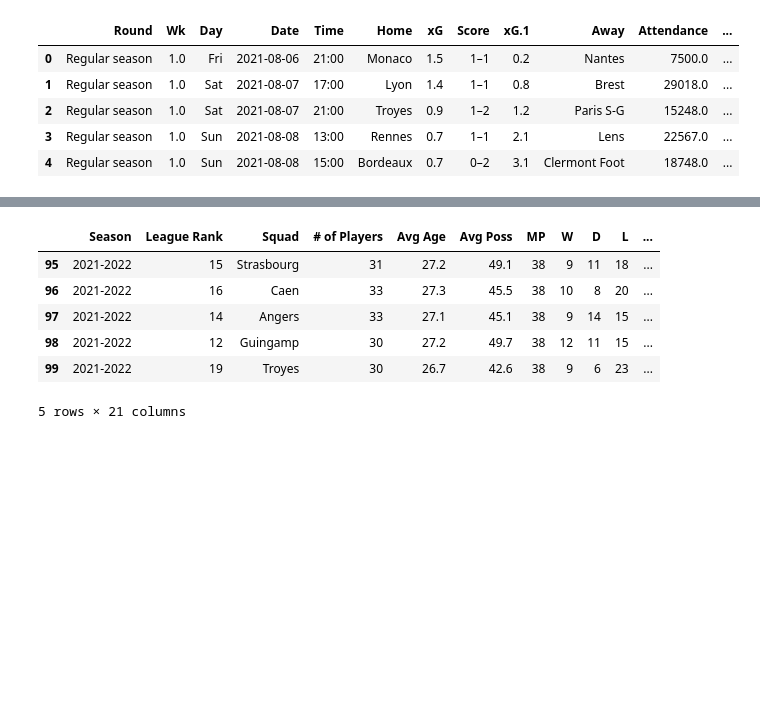
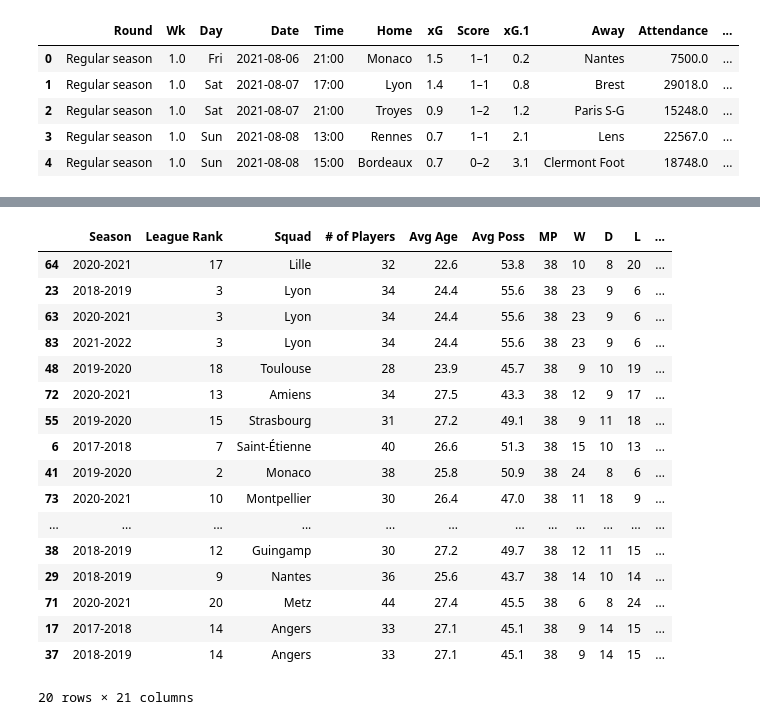
Before and after one commit to GurpreetChugh/Project-Football, a Jupyter notebook: Ligue1_Project_Football.ipynb, the cells around one changed output, grey strips where cells are left out. Drawn from its saved outputs; the diff is of its cells as text; code cells hidden in the pictures; blank space fills up the shorter version.

```diff
--- a/Ligue1_Project_Football.ipynb
+++ b/Ligue1_Project_Football.ipynb
@@ -465,17 +491,28 @@ except:
 # %%
 #Select desired columns
 Ligue1_all_seasons_sum_df = Ligue1_all_seasons_sum_df[['Season', 'League Rank', 'Squad', '# of Players', 'Avg Age', 'Avg Poss', 'MP',
        'W', 'D', 'L', 'GF', 'GA', 'GD', 'Pts', 'Pts/MP', 'xG', 'xGA', 'xGD',
        'xGD/90', 'Attendance', 'Annual Wages ($)']]
 Ligue1_all_seasons_sum_df = Ligue1_all_seasons_sum_df.reset_index(drop=True)
-Ligue1_all_seasons_sum_df.tail()
+Ligue1_all_seasons_sum_df.sample(20)
 # %% [output]
 |  | Season | League Rank | Squad | # of Players | Avg Age | Avg Poss | MP | W | D | L | ... |
-| 95 | 2021-2022 | 15 | Strasbourg | 31 | 27.2 | 49.1 | 38 | 9 | 11 | 18 | ... |
-| 96 | 2021-2022 | 16 | Caen | 33 | 27.3 | 45.5 | 38 | 10 | 8 | 20 | ... |
-| 97 | 2021-2022 | 14 | Angers | 33 | 27.1 | 45.1 | 38 | 9 | 14 | 15 | ... |
-| 98 | 2021-2022 | 12 | Guingamp | 30 | 27.2 | 49.7 | 38 | 12 | 11 | 15 | ... |
-| 99 | 2021-2022 | 19 | Troyes | 30 | 26.7 | 42.6 | 38 | 9 | 6 | 23 | ... |
+| 64 | 2020-2021 | 17 | Lille | 32 | 22.6 | 53.8 | 38 | 10 | 8 | 20 | ... |
+| 23 | 2018-2019 | 3 | Lyon | 34 | 24.4 | 55.6 | 38 | 23 | 9 | 6 | ... |
+| 63 | 2020-2021 | 3 | Lyon | 34 | 24.4 | 55.6 | 38 | 23 | 9 | 6 | ... |
+| 83 | 2021-2022 | 3 | Lyon | 34 | 24.4 | 55.6 | 38 | 23 | 9 | 6 | ... |
+| 48 | 2019-2020 | 18 | Toulouse | 28 | 23.9 | 45.7 | 38 | 9 | 10 | 19 | ... |
+| 72 | 2020-2021 | 13 | Amiens | 34 | 27.5 | 43.3 | 38 | 12 | 9 | 17 | ... |
+| 55 | 2019-2020 | 15 | Strasbourg | 31 | 27.2 | 49.1 | 38 | 9 | 11 | 18 | ... |
+| 6 | 2017-2018 | 7 | Saint-Étienne | 40 | 26.6 | 51.3 | 38 | 15 | 10 | 13 | ... |
+| 41 | 2019-2020 | 2 | Monaco | 38 | 25.8 | 50.9 | 38 | 24 | 8 | 6 | ... |
+| 73 | 2020-2021 | 10 | Montpellier | 30 | 26.4 | 47.0 | 38 | 11 | 18 | 9 | ... |
+| ... | ... | ... | ... | ... | ... | ... | ... | ... | ... | ... | ... |
+| 38 | 2018-2019 | 12 | Guingamp | 30 | 27.2 | 49.7 | 38 | 12 | 11 | 15 | ... |
+| 29 | 2018-2019 | 9 | Nantes | 36 | 25.6 | 43.7 | 38 | 14 | 10 | 14 | ... |
+| 71 | 2020-2021 | 20 | Metz | 44 | 27.4 | 45.5 | 38 | 6 | 8 | 24 | ... |
+| 17 | 2017-2018 | 14 | Angers | 33 | 27.1 | 45.1 | 38 | 9 | 14 | 15 | ... |
+| 37 | 2018-2019 | 14 | Angers | 33 | 27.1 | 45.1 | 38 | 9 | 14 | 15 | ... |
-5 rows × 21 columns
+20 rows × 21 columns
 # %%
 # Remove comma from wages column to allow for conversion to float
```
Also changed, not shown: parts of 17 cells of this notebook, 2 other files.
